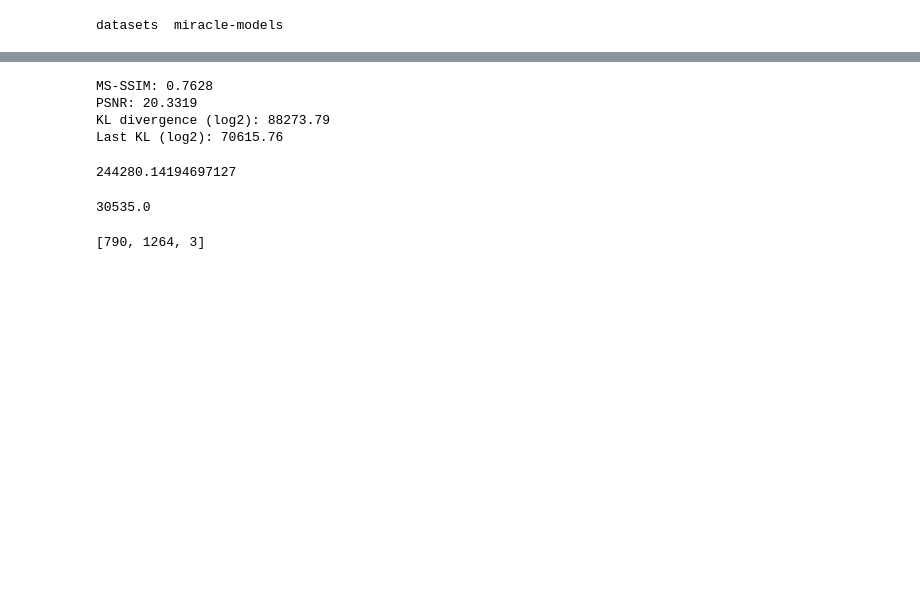
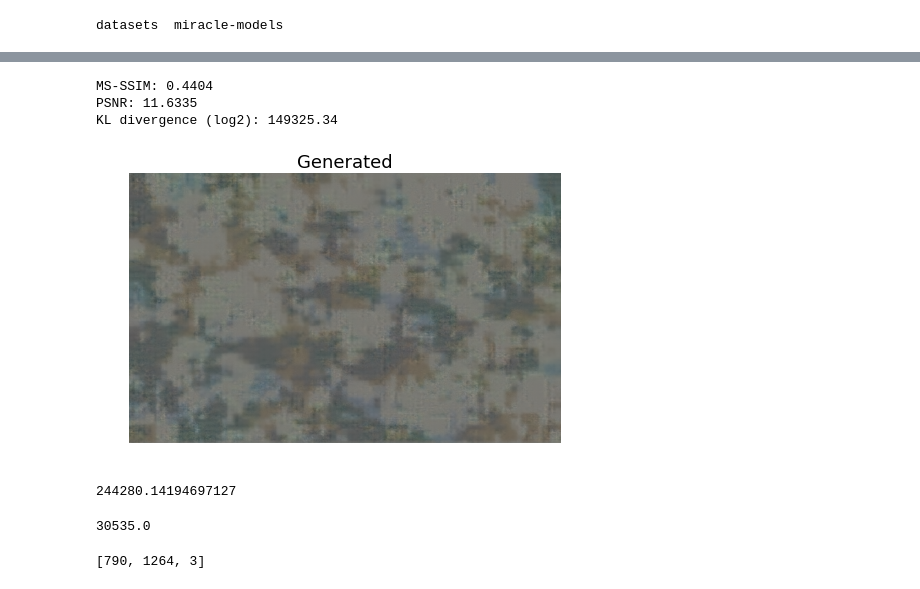
Before and after one commit to gergely-flamich/miracle-compression, a Jupyter notebook: code/clic/Compression.ipynb, the cells around one changed output, grey strips where cells are left out. Drawn from its saved outputs; the diff is of its cells as text; code cells hidden in the pictures; blank space fills up the shorter version.

```diff
--- a/code/clic/Compression.ipynb
+++ b/code/clic/Compression.ipynb
@@ -188,7 +149,17 @@ thong_vo_image = '/scratch/gf332/datasets/miracle_image_compression/valid/thong-
 with tf.device("CPU:0"):
 
     train_img_1 = load_and_process_image(thong_vo_image)
-    encoded_1 = vae(tf.convert_to_tensor(train_img_1[None, ...]))
+
+    im = tf.convert_to_tensor(train_img_1[None, ...])
+    # two stage vae
+    if isinstance(vae, tuple):
+        z = vae[0].encode(im)
+        z_mean = vae[0].posterior.loc
+        z_ = vae[1](z_mean)
+        encoded_1 = vae[0].decode(z_)
+
+    else:
+        encoded_1 = vae(im)
 
     encoded_1 = tf.clip_by_value(encoded_1, 0., 1.)
     ms_ssim = tf.image.ssim_multiscale(tf.convert_to_tensor(train_img_1), encoded_1, 1.)
@@ -197,13 +168,30 @@ with tf.device("CPU:0"):
     print("MS-SSIM: {:.4f}".format(ms_ssim.numpy()[0]))
     print("PSNR: {:.4f}".format(psnr))
 
-    print("KL divergence (log2): {:.2f}".format(sum([tf.reduce_sum(x) for x in vae.kl_divergence]) / np.log(2)))
-    print("Last KL (log2): {:.2f}".format(tf.reduce_sum(tfd.kl_divergence(vae.latent_posteriors[0], vae.latent_priors[0]))  / np.log(2)))
+    if isinstance(vae, tuple):
+        print("KL divergence (log2): {:.2f}".format(tf.reduce_sum(vae[1].kl_divergence) / np.log(2)))
+    else:
+        print("KL divergence (log2): {:.2f}".format(sum([tf.reduce_sum(x) for x in vae.kl_divergence]) / np.log(2)))
 # %% [output]
-MS-SSIM: 0.7628
-PSNR: 20.3319
-KL divergence (log2): 88273.79
-Last KL (log2): 70615.76
+MS-SSIM: 0.4404
+PSNR: 11.6335
+KL divergence (log2): 149325.34
+# %%
+if isinstance(vae, tuple):
+    z_gen = vae[1].prior.sample()
+    z_gen = vae[1].decode(z_gen)
+
+    #z_gen = vae[0].prior.sample()
+    im_gen = vae[0].decode(z_gen)
+
+plt.figure(figsize=(17, 8))
+plt.subplot(121)
+plt.imshow(tf.squeeze(im_gen))
+plt.title("Generated", fontsize=18)
+plt.axis("off")
+plt.show()
+# %% [output]
+[figure, added]
 # %%
 244255.33 + 2 * np.log(244255.33 + 1)
 # %% [output]
```
Also changed, not shown: parts of 14 cells of this notebook, 9 other files.
